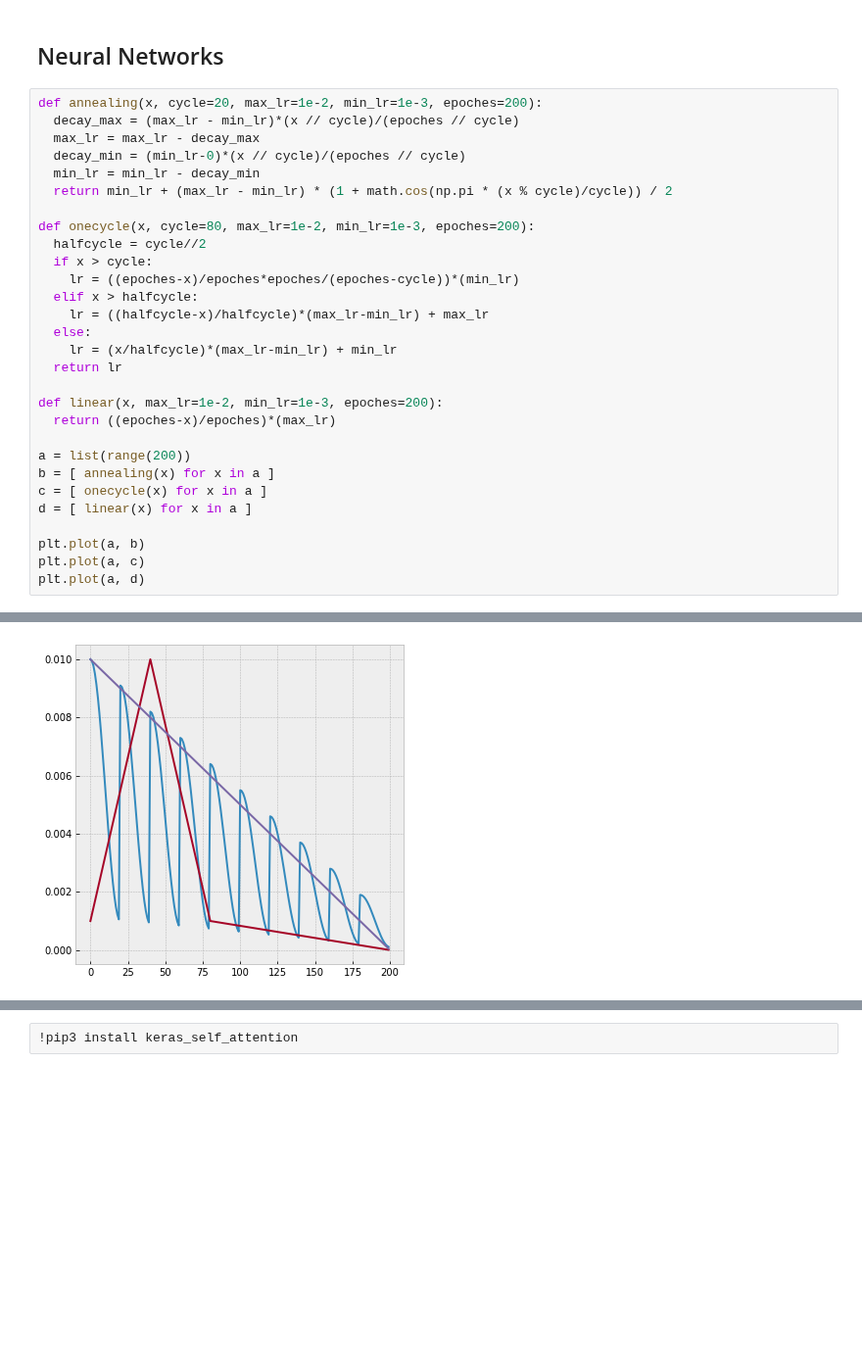
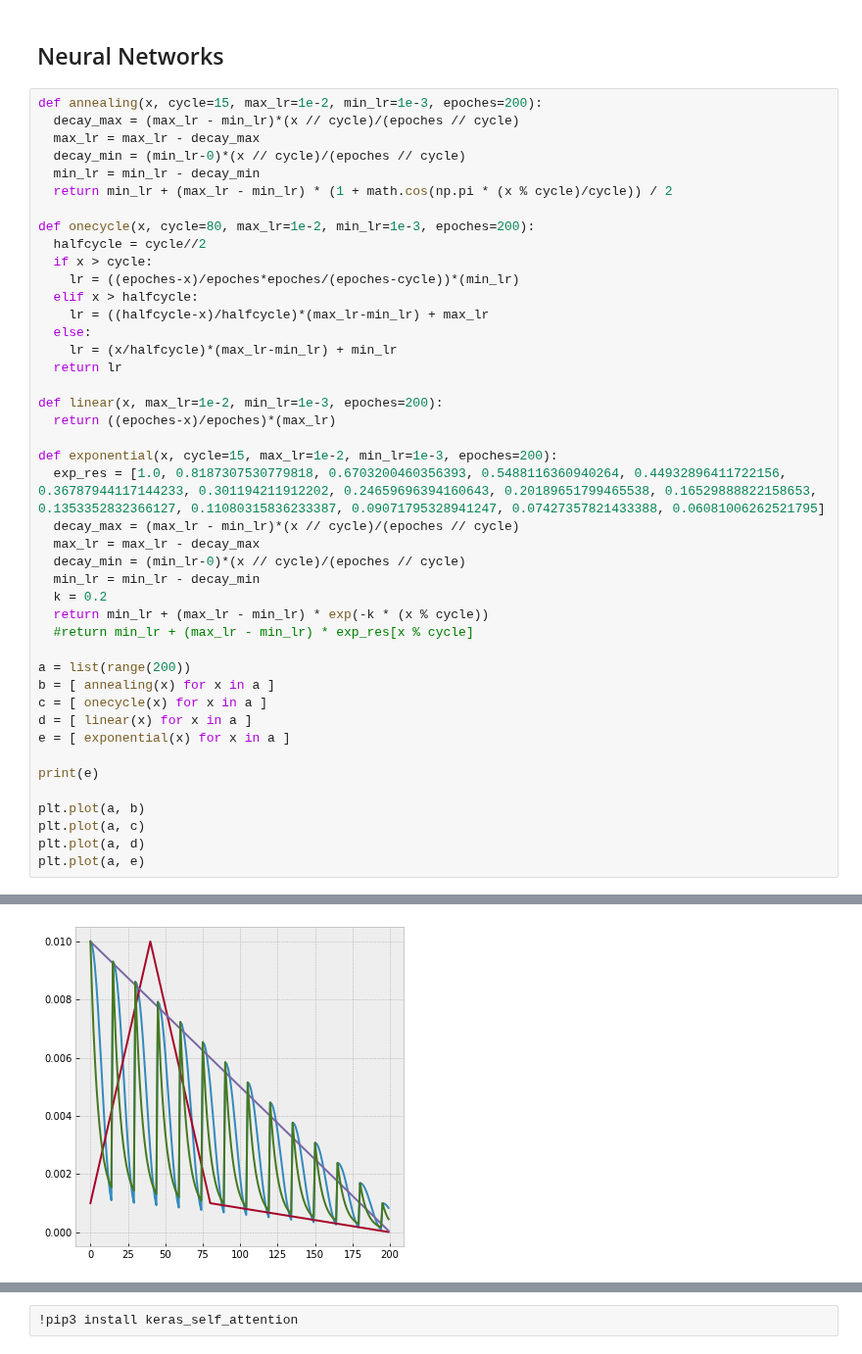
Before and after one commit to ABV-Hub/crowdanalytix, a Jupyter notebook: workinprogress.ipynb, the cells around one changed output, grey strips where cells are left out. Shown at 98% size. Drawn from its saved outputs; the diff is of its cells as text; blank space fills up the shorter version.

```diff
--- a/workinprogress.ipynb
+++ b/workinprogress.ipynb
@@ -212,7 +235,7 @@ def plot_history(history, metric_names):
 # %% [markdown]
 ## Neural Networks
 # %%
-def annealing(x, cycle=20, max_lr=1e-2, min_lr=1e-3, epoches=200):
+def annealing(x, cycle=15, max_lr=1e-2, min_lr=1e-3, epoches=200):
   decay_max = (max_lr - min_lr)*(x // cycle)/(epoches // cycle)
   max_lr = max_lr - decay_max
   decay_min = (min_lr-0)*(x // cycle)/(epoches // cycle)
@@ -232,12 +255,26 @@ def onecycle(x, cycle=80, max_lr=1e-2, min_lr=1e-3, epoches=200):
 def linear(x, max_lr=1e-2, min_lr=1e-3, epoches=200):
   return ((epoches-x)/epoches)*(max_lr)
 
+def exponential(x, cycle=15, max_lr=1e-2, min_lr=1e-3, epoches=200):
+  exp_res = [1.0, 0.8187307530779818, 0.6703200460356393, 0.5488116360940264, 0.44932896411722156, 0.36787944117144233, 0.301194211912202, 0.24659696394160643, 0.20189651799465538, 0.16529888822158653, 0.1353352832366127, 0.11080315836233387, 0.09071795328941247, 0.07427357821433388, 0.06081006262521795]
+  decay_max = (max_lr - min_lr)*(x // cycle)/(epoches // cycle)
+  max_lr = max_lr - decay_max
+  decay_min = (min_lr-0)*(x // cycle)/(epoches // cycle)
+  min_lr = min_lr - decay_min
+  k = 0.2
+  return min_lr + (max_lr - min_lr) * exp(-k * (x % cycle))
+  #return min_lr + (max_lr - min_lr) * exp_res[x % cycle]
+
 a = list(range(200))
 b = [ annealing(x) for x in a ]
 c = [ onecycle(x) for x in a ]
 d = [ linear(x) for x in a ]
+e = [ exponential(x) for x in a ]
+
+print(e)
 
 plt.plot(a, b)
 plt.plot(a, c)
 plt.plot(a, d)
+plt.plot(a, e)
 # %% [output]
@@ -245 +283 @@ plt.plot(a, d)
-[figure, old version]
+[figure, new version]
```
Also changed, not shown: parts of 12 cells of this notebook.
